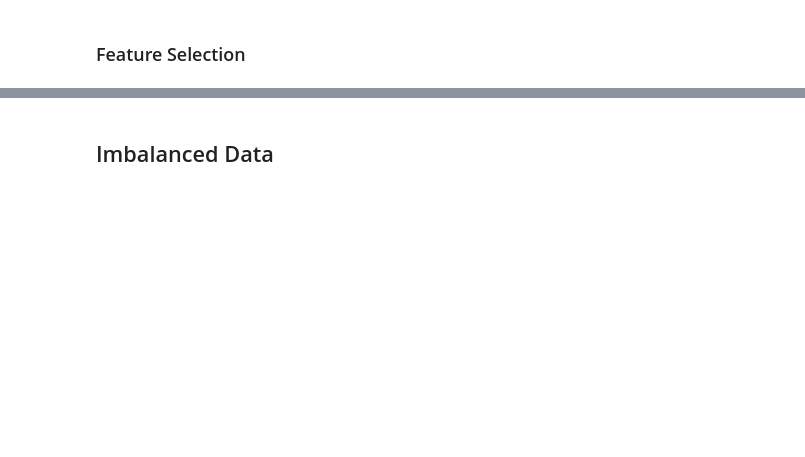
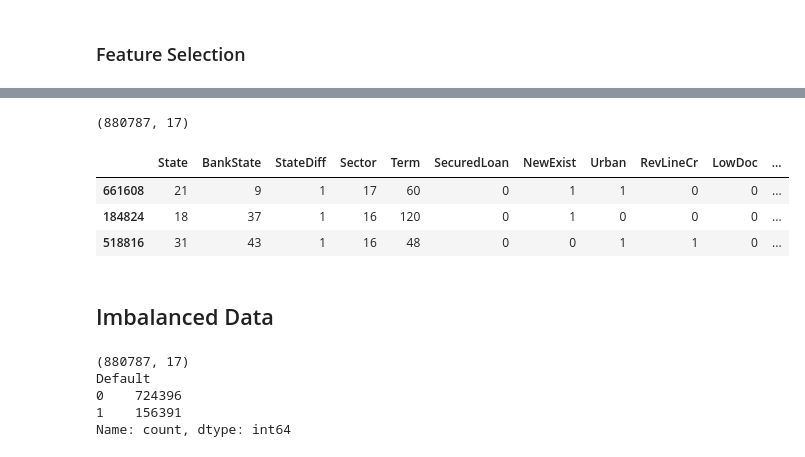
Before and after one commit to Ly-Ax/TFMasterIA, a Jupyter notebook: notebooks/preprocessing.ipynb, the cells around one changed output, grey strips where cells are left out. Drawn from its saved outputs; the diff is of its cells as text; code cells hidden in the pictures; blank space fills up the shorter version.

```diff
--- a/notebooks/preprocessing.ipynb
+++ b/notebooks/preprocessing.ipynb
@@ -877,0 +966,13 @@ df.sample(3)
+# %%
+# aplicando los enfoques anteriores eliminamos las features de menor importancia
+df = df.drop(columns=["RetainedJob","CreateJob","NoEmp","Rural"])
+# %%
+# vemos una muestra de la version limpia y la almacenamos en un nuevo dataset
+print(df.shape)
+df.sample(3)
+# %% [output]
+(880787, 17)
+|  | State | BankState | StateDiff | Sector | Term | SecuredLoan | NewExist | Urban | RevLineCr | LowDoc | ... |
+| 661608 | 21 | 9 | 1 | 17 | 60 | 0 | 1 | 1 | 0 | 0 | ... |
+| 184824 | 18 | 37 | 1 | 16 | 120 | 0 | 1 | 0 | 0 | 0 | ... |
+| 518816 | 31 | 43 | 1 | 16 | 48 | 0 | 0 | 1 | 1 | 0 | ... |
@@ -878,8 +981,12 @@ df.sample(3)
 # %% [markdown]
 ## Imbalanced Data
 # %%
-# df.to_csv("sba_clean.csv", index=False)
-# df = pd.read_csv("sba_clean.csv", low_memory=False)
-# print(df.dtypes)
-# print(df.shape)
-# df.sample(3)
+df = pd.read_csv("../data/sba_clean.csv", low_memory=False)
+print(df.shape)
+print(df["Default"].value_counts())
+# %% [output]
+(880787, 17)
+Default
+0    724396
+1    156391
+Name: count, dtype: int64
```
Also changed, not shown: parts of 70 cells of this notebook, 5 other files.
